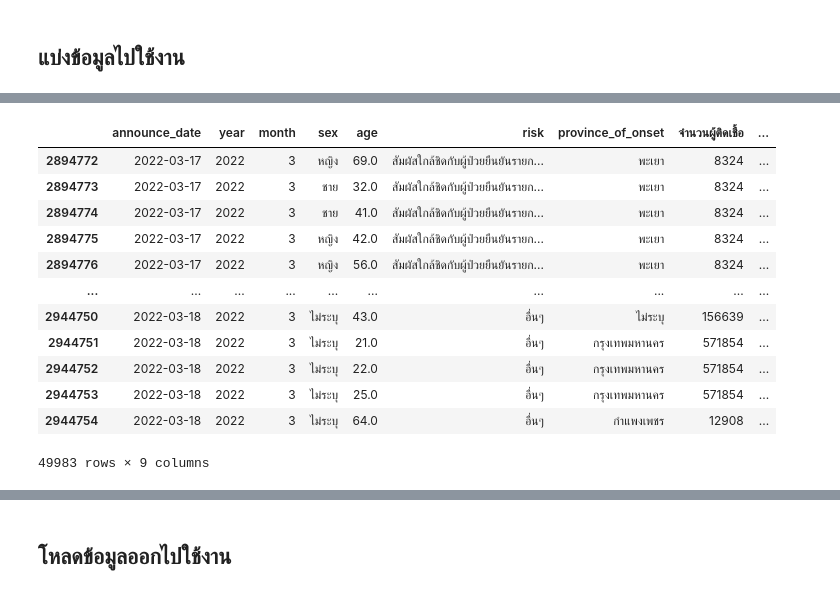
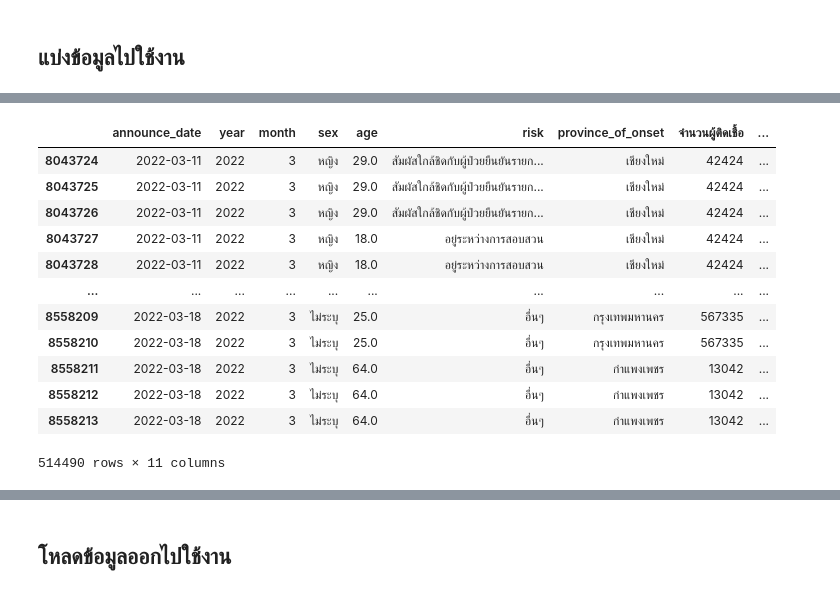
Before and after one commit to Athitiya00/data_viz_2022, a Jupyter notebook: Project.ipynb, the cells around one changed output, grey strips where cells are left out. Saved outputs shown, nothing was run; the diff lists cells and outputs as text; code cells hidden in the pictures.

```diff
--- a/Project.ipynb
+++ b/Project.ipynb
@@ -918,0 +1028,6 @@ data_cr_new
+# %%
+import datetime
+data_all_1 = pd.DataFrame(data_all)
+data_all_1['announce_date'] = pd.to_datetime(data_all_1['announce_date'], format = "%d/%m/%Y")
+data_all_1['year'] = data_all_1['announce_date'].dt.year
+data_all_1['month'] = data_all_1['announce_date'].dt.month
@@ -918,0 +1052,3 @@ data_cr_new
+# %%
+data_final = data_all_1[['announce_date','year','month','sex','age','risk','province_of_onset','จำนวนผู้ติดเชื้อ','6 ภูมิภาค (ภูมิศาสตร์)','จำนวนประชากรชาย','จำนวนประชากรหญิง']]
+data_final
@@ -1155,0 +1141,3 @@ data_Mar
+# %%
+data_all_22 = data_final[((data_final['month'] == 1) | (data_final['month'] == 2) | (data_final['month'] == 3)) & (data_final['year'] == 2022)]
+data_all_22
@@ -1155,0 +1192,3 @@ data_Mar
+# %%
+data_3_22 = data_all_22[((data_all_22['month'] == 3) & (data_all_22['month'] == 3))]
+data_3_22
@@ -1156,17 +1209,17 @@ data_Mar
 # %%
-data_Mar_1 = data_Mar[(data_Mar['announce_date'] >= '2022-03-17') & (data_Mar['announce_date'] <= '2022-03-18')]     # เลือกข้อมูล เดือน 8 ปี 2021
+data_Mar_1 = data_3_22[(data_3_22['announce_date'] >= '2022-03-11') & (data_3_22['announce_date'] <= '2022-03-18')]     # เลือกข้อมูล 1 อาทิตย์ล่าสุด
 data_Mar_1
 # %% [output]
 |  | announce_date | year | month | sex | age | risk | province_of_onset | จำนวนผู้ติดเชื้อ | ... |
-| 2894772 | 2022-03-17 | 2022 | 3 | หญิง | 69.0 | สัมผัสใกล้ชิดกับผู้ป่วยยืนยันรายก... | พะเยา | 8324 | ... |
-| 2894773 | 2022-03-17 | 2022 | 3 | ชาย | 32.0 | สัมผัสใกล้ชิดกับผู้ป่วยยืนยันรายก... | พะเยา | 8324 | ... |
-| 2894774 | 2022-03-17 | 2022 | 3 | ชาย | 41.0 | สัมผัสใกล้ชิดกับผู้ป่วยยืนยันรายก... | พะเยา | 8324 | ... |
-| 2894775 | 2022-03-17 | 2022 | 3 | หญิง | 42.0 | สัมผัสใกล้ชิดกับผู้ป่วยยืนยันรายก... | พะเยา | 8324 | ... |
-| 2894776 | 2022-03-17 | 2022 | 3 | หญิง | 56.0 | สัมผัสใกล้ชิดกับผู้ป่วยยืนยันรายก... | พะเยา | 8324 | ... |
+| 8043724 | 2022-03-11 | 2022 | 3 | หญิง | 29.0 | สัมผัสใกล้ชิดกับผู้ป่วยยืนยันรายก... | เชียงใหม่ | 42424 | ... |
+| 8043725 | 2022-03-11 | 2022 | 3 | หญิง | 29.0 | สัมผัสใกล้ชิดกับผู้ป่วยยืนยันรายก... | เชียงใหม่ | 42424 | ... |
+| 8043726 | 2022-03-11 | 2022 | 3 | หญิง | 29.0 | สัมผัสใกล้ชิดกับผู้ป่วยยืนยันรายก... | เชียงใหม่ | 42424 | ... |
+| 8043727 | 2022-03-11 | 2022 | 3 | หญิง | 18.0 | อยู่ระหว่างการสอบสวน | เชียงใหม่ | 42424 | ... |
+| 8043728 | 2022-03-11 | 2022 | 3 | หญิง | 18.0 | อยู่ระหว่างการสอบสวน | เชียงใหม่ | 42424 | ... |
 | ... | ... | ... | ... | ... | ... | ... | ... | ... | ... |
-| 2944750 | 2022-03-18 | 2022 | 3 | ไม่ระบุ | 43.0 | อื่นๆ | ไม่ระบุ | 156639 | ... |
-| 2944751 | 2022-03-18 | 2022 | 3 | ไม่ระบุ | 21.0 | อื่นๆ | กรุงเทพมหานคร | 571854 | ... |
-| 2944752 | 2022-03-18 | 2022 | 3 | ไม่ระบุ | 22.0 | อื่นๆ | กรุงเทพมหานคร | 571854 | ... |
-| 2944753 | 2022-03-18 | 2022 | 3 | ไม่ระบุ | 25.0 | อื่นๆ | กรุงเทพมหานคร | 571854 | ... |
-| 2944754 | 2022-03-18 | 2022 | 3 | ไม่ระบุ | 64.0 | อื่นๆ | กำแพงเพชร | 12908 | ... |
+| 8558209 | 2022-03-18 | 2022 | 3 | ไม่ระบุ | 25.0 | อื่นๆ | กรุงเทพมหานคร | 567335 | ... |
+| 8558210 | 2022-03-18 | 2022 | 3 | ไม่ระบุ | 25.0 | อื่นๆ | กรุงเทพมหานคร | 567335 | ... |
+| 8558211 | 2022-03-18 | 2022 | 3 | ไม่ระบุ | 64.0 | อื่นๆ | กำแพงเพชร | 13042 | ... |
+| 8558212 | 2022-03-18 | 2022 | 3 | ไม่ระบุ | 64.0 | อื่นๆ | กำแพงเพชร | 13042 | ... |
+| 8558213 | 2022-03-18 | 2022 | 3 | ไม่ระบุ | 64.0 | อื่นๆ | กำแพงเพชร | 13042 | ... |
-49983 rows × 9 columns
+514490 rows × 11 columns
```
Also changed, not shown: parts of 80 cells of this notebook.
